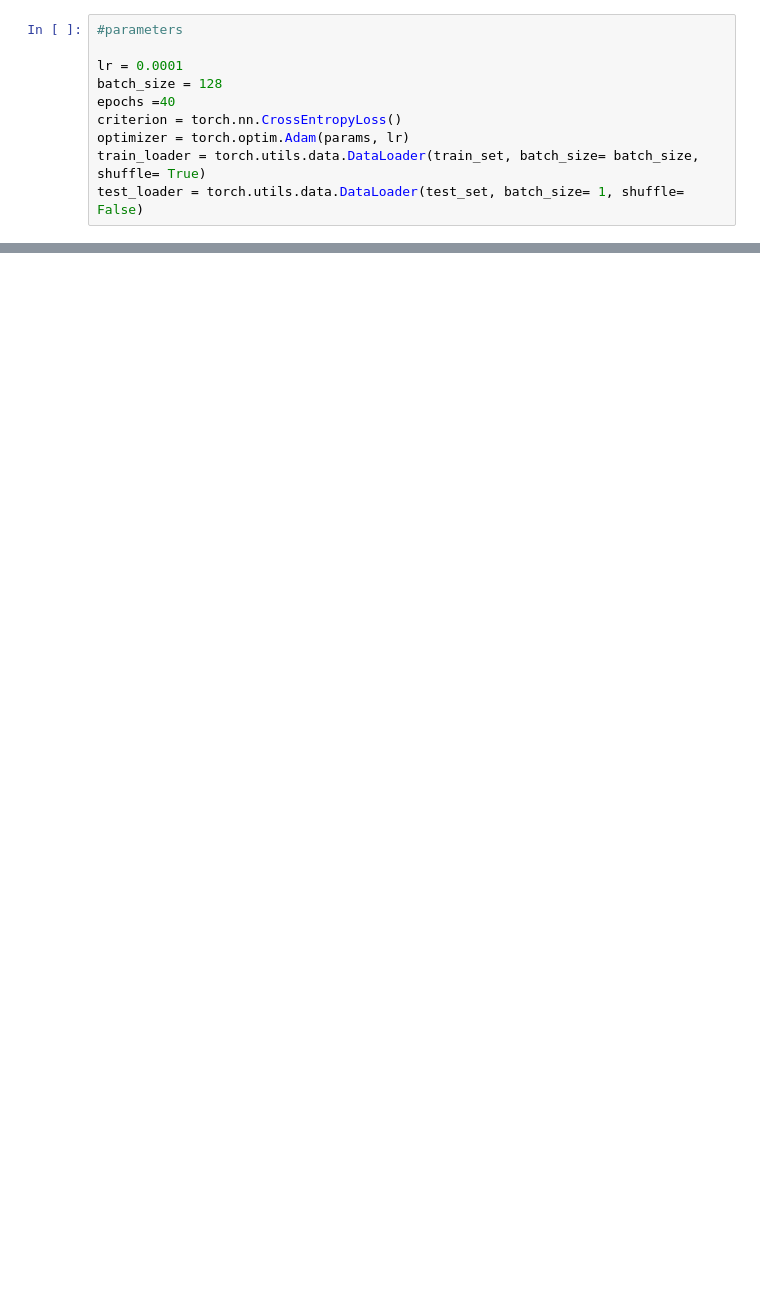
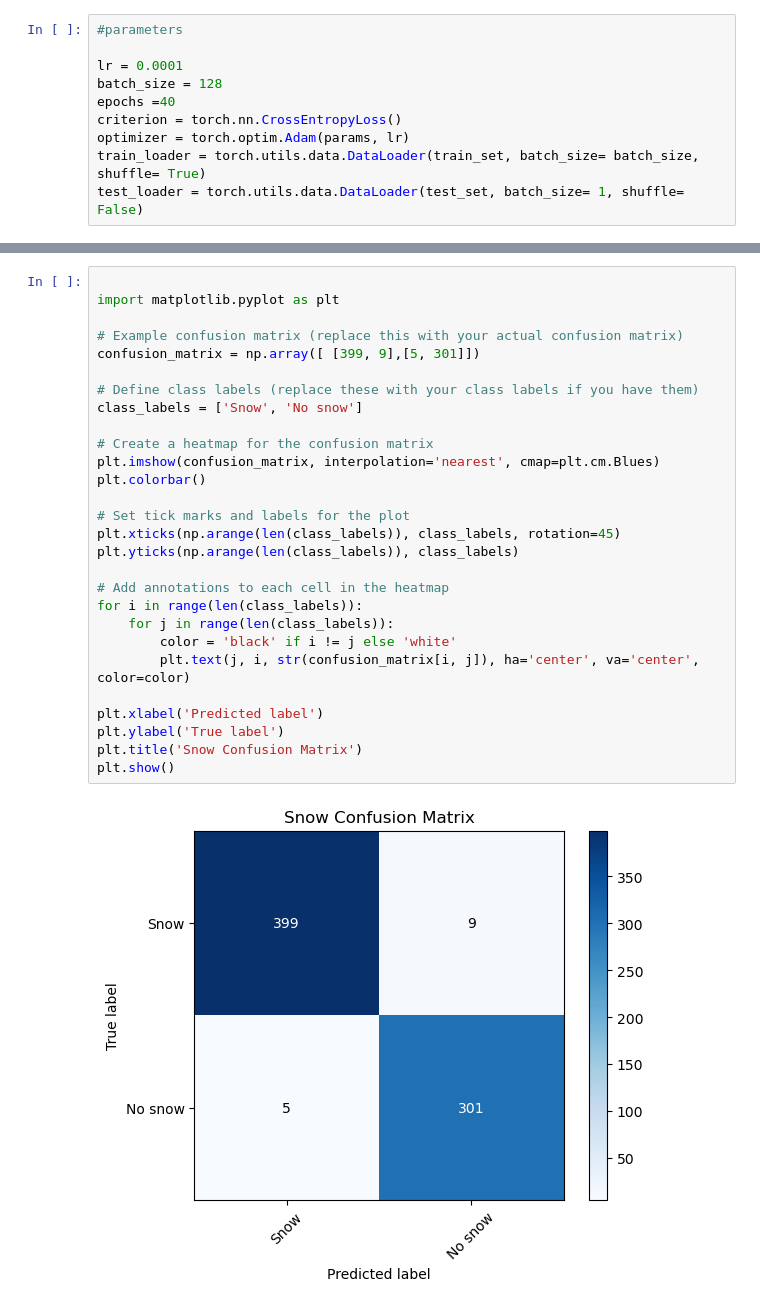
Before and after one commit to waggle-sensor/summer2023, a Jupyter notebook: Arnold/snowclassifier/model.ipynb, the cells around one changed output, grey strips where cells are left out. Drawn from its saved outputs; the diff is of its cells as text; blank space fills up the shorter version.

```diff
--- a/Arnold/snowclassifier/model.ipynb
+++ b/Arnold/snowclassifier/model.ipynb
@@ -320,0 +340,30 @@ plt.show()
+# %%
+
+import matplotlib.pyplot as plt
+
+# Example confusion matrix (replace this with your actual confusion matrix)
+confusion_matrix = np.array([ [399, 9],[5, 301]])
+
+# Define class labels (replace these with your class labels if you have them)
+class_labels = ['Snow', 'No snow']
+
+# Create a heatmap for the confusion matrix
+plt.imshow(confusion_matrix, interpolation='nearest', cmap=plt.cm.Blues)
+plt.colorbar()
+
+# Set tick marks and labels for the plot
+plt.xticks(np.arange(len(class_labels)), class_labels, rotation=45)
+plt.yticks(np.arange(len(class_labels)), class_labels)
+
+# Add annotations to each cell in the heatmap
+for i in range(len(class_labels)):
+    for j in range(len(class_labels)):
+        color = 'black' if i != j else 'white'
+        plt.text(j, i, str(confusion_matrix[i, j]), ha='center', va='center', color=color)
+
+plt.xlabel('Predicted label')
+plt.ylabel('True label')
+plt.title('Snow Confusion Matrix')
+plt.show()
+# %% [output]
+[figure, added]
```
Also changed, not shown: parts of 7 cells of this notebook, 4 other files.
